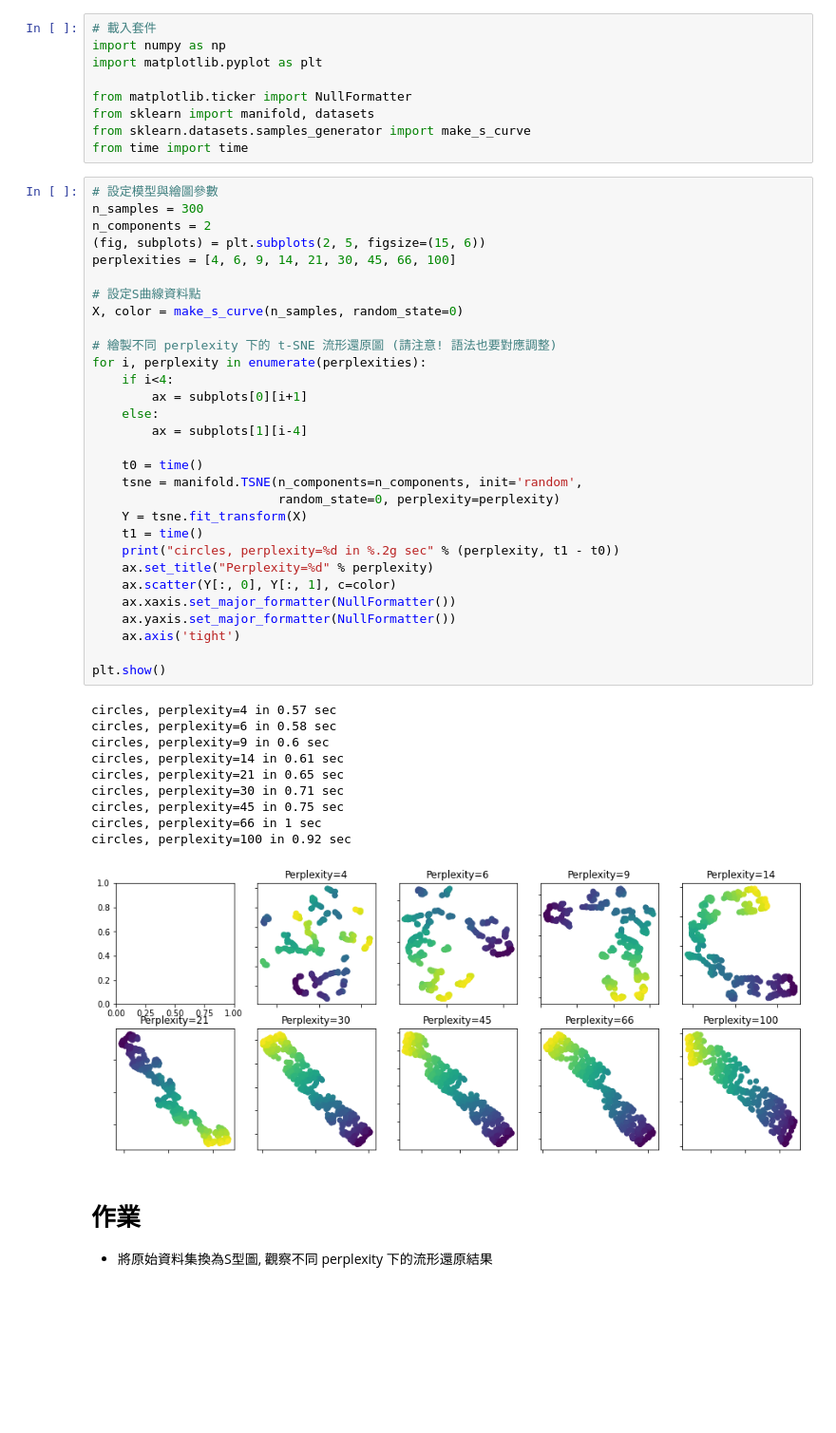
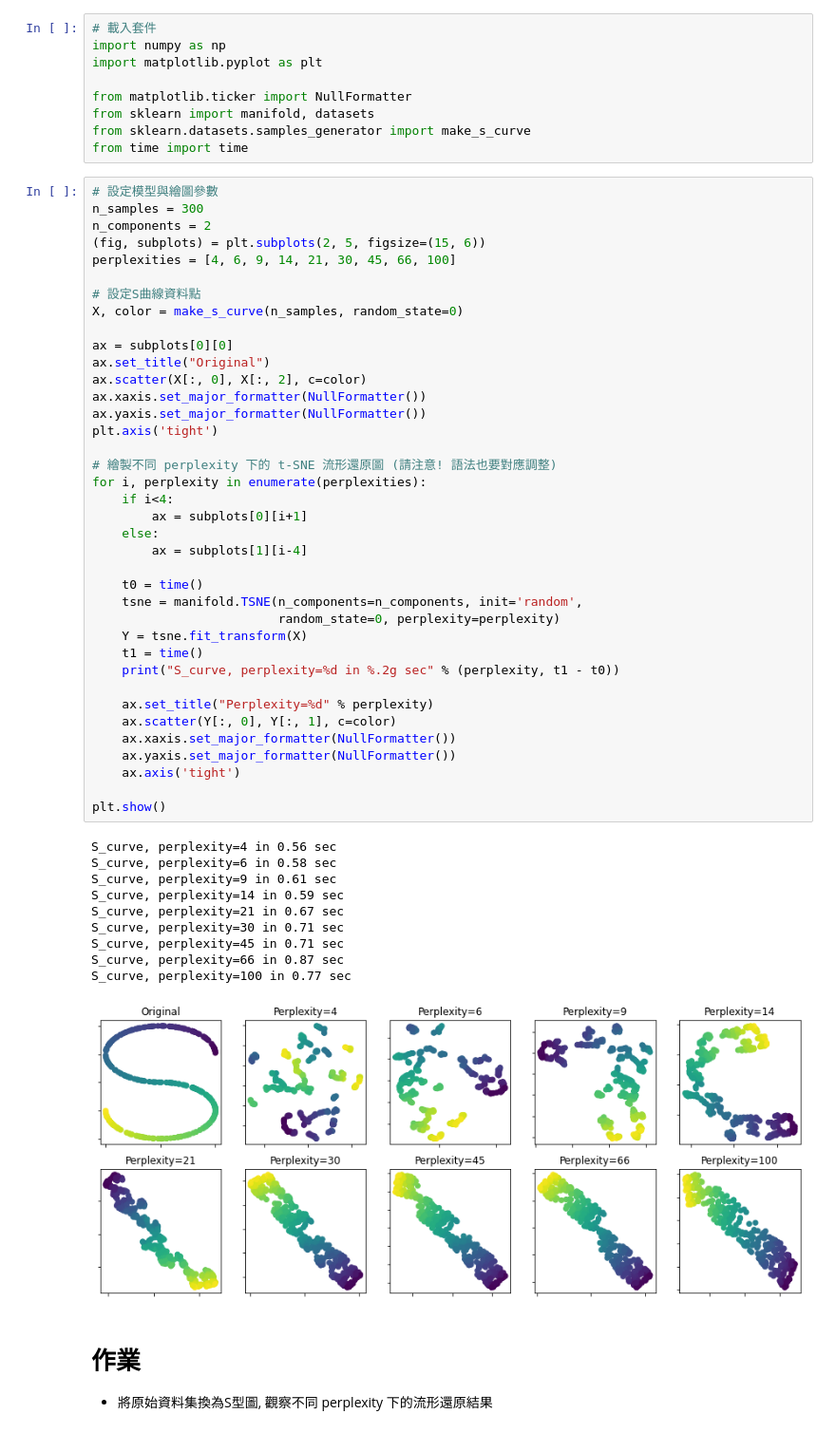
Before and after one commit to amonre1008/4th-ML100Days, a Jupyter notebook: homework/Day_062_tsne_HW.ipynb, the cells around one changed output. Shown: that part at 95% size. Cells and saved outputs as stored; diff of their text form; blank space fills up the shorter version.

```diff
--- a/homework/Day_062_tsne_HW.ipynb
+++ b/homework/Day_062_tsne_HW.ipynb
@@ -19,44 +19,52 @@ from time import time
 # %%
 # 設定模型與繪圖參數
 n_samples = 300
 n_components = 2
 (fig, subplots) = plt.subplots(2, 5, figsize=(15, 6))
 perplexities = [4, 6, 9, 14, 21, 30, 45, 66, 100]
 
 # 設定S曲線資料點
 X, color = make_s_curve(n_samples, random_state=0)
+
+ax = subplots[0][0]
+ax.set_title("Original")
+ax.scatter(X[:, 0], X[:, 2], c=color)
+ax.xaxis.set_major_formatter(NullFormatter())
+ax.yaxis.set_major_formatter(NullFormatter())
+plt.axis('tight')
 
 # 繪製不同 perplexity 下的 t-SNE 流形還原圖 (請注意! 語法也要對應調整)
 for i, perplexity in enumerate(perplexities):
     if i<4:
         ax = subplots[0][i+1]
     else:
         ax = subplots[1][i-4]
 
     t0 = time()
     tsne = manifold.TSNE(n_components=n_components, init='random',
                          random_state=0, perplexity=perplexity)
     Y = tsne.fit_transform(X)
     t1 = time()
-    print("circles, perplexity=%d in %.2g sec" % (perplexity, t1 - t0))
+    print("S_curve, perplexity=%d in %.2g sec" % (perplexity, t1 - t0))
+
     ax.set_title("Perplexity=%d" % perplexity)
     ax.scatter(Y[:, 0], Y[:, 1], c=color)
     ax.xaxis.set_major_formatter(NullFormatter())
     ax.yaxis.set_major_formatter(NullFormatter())
     ax.axis('tight')
 
 plt.show()
 # %% [output]
-circles, perplexity=4 in 0.57 sec
-circles, perplexity=6 in 0.58 sec
-circles, perplexity=9 in 0.6 sec
-circles, perplexity=14 in 0.61 sec
-circles, perplexity=21 in 0.65 sec
-circles, perplexity=30 in 0.71 sec
-circles, perplexity=45 in 0.75 sec
-circles, perplexity=66 in 1 sec
-circles, perplexity=100 in 0.92 sec
+S_curve, perplexity=4 in 0.56 sec
+S_curve, perplexity=6 in 0.58 sec
+S_curve, perplexity=9 in 0.61 sec
+S_curve, perplexity=14 in 0.59 sec
+S_curve, perplexity=21 in 0.67 sec
+S_curve, perplexity=30 in 0.71 sec
+S_curve, perplexity=45 in 0.71 sec
+S_curve, perplexity=66 in 0.87 sec
+S_curve, perplexity=100 in 0.77 sec
-[figure, old version]
+[figure, new version]
 # %% [markdown]
 # 作業
 * 將原始資料集換為S型圖, 觀察不同 perplexity 下的流形還原結果
```
